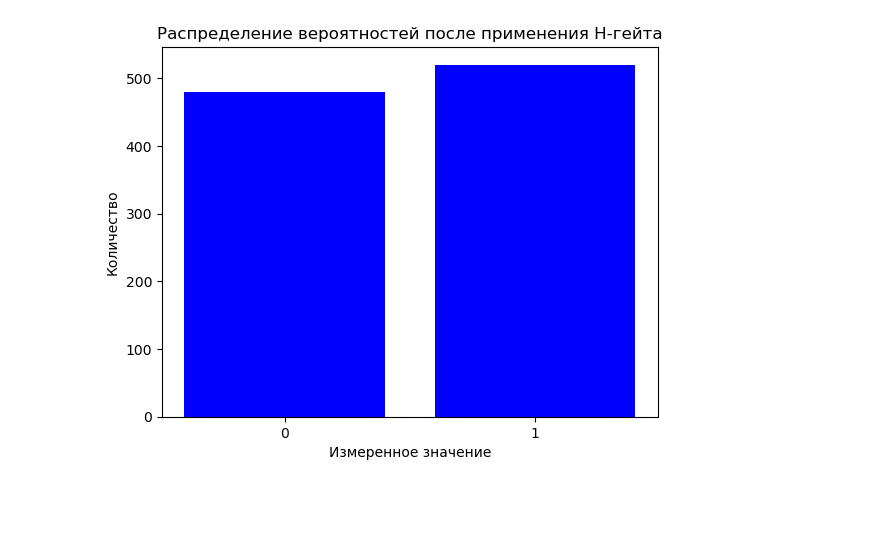
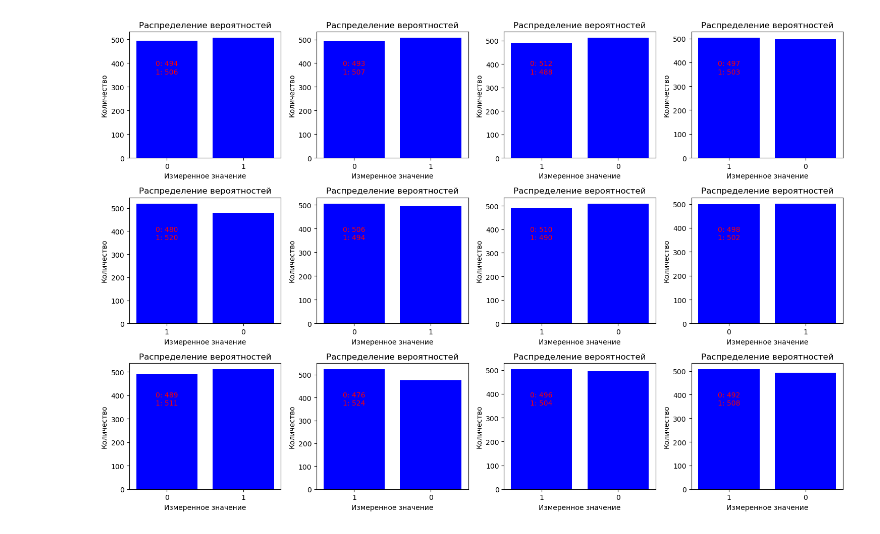
Before and after one commit to olegolas912/Python_codes, a Jupyter notebook: quantum_comp/code.ipynb, the cells around one changed output. Cells and saved outputs as stored; diff of their text form; code cells hidden in the pictures; blank space fills up the shorter version.

```diff
--- a/quantum_comp/code.ipynb
+++ b/quantum_comp/code.ipynb
@@ -1,34 +1,41 @@
 # %%
 from qiskit import QuantumCircuit
 from qiskit_aer import Aer
 import matplotlib.pyplot as plt
 
-# 1. Создаем квантовую схему с 1 кубитом и 1 классическим битом
-qc = QuantumCircuit(1, 1)
+# Создаем симулятор
+simulator = Aer.get_backend('aer_simulator')
 
-# 2. Применяем оператор Адамара (H) к кубиту
-qc.h(0)
+# Создаем фигуру с 12 подграфиками (3 строки по 4 графика)
+fig, axs = plt.subplots(3, 4, figsize=(15, 10))
 
-qc.x(0)
+for ax in axs.flatten():
+    # Создаем квантовую схему с 1 кубитом и 1 классическим битом
+    qc = QuantumCircuit(1, 1)
+    qc.h(0)
+    qc.x(0)
+    qc.measure(0, 0)
 
-# 3. Измеряем кубит
-qc.measure(0, 0)
+    # Копируем и декомпозируем схему для надежности
+    qc = qc.copy().decompose()
 
-# 4. Запускаем симуляцию без транспиляции
-simulator = Aer.get_backend('aer_simulator')  # Используем 'aer_simulator'
-qc = qc.copy()  # Делаем копию схемы для безопасности
-qc = qc.decompose()  # Декомпозируем схему, если нужно
+    # Выполняем симуляцию
+    job = simulator.run(qc, shots=1000)
+    result = job.result()
+    counts = result.get_counts()
 
-# 5. Выполняем симуляцию
-job = simulator.run(qc, shots=1000)
-result = job.result()
-counts = result.get_counts()
+    # Строим бар-график распределения
+    ax.bar(counts.keys(), counts.values(), color='blue')
+    ax.set_xlabel("Измеренное значение")
+    ax.set_ylabel("Количество")
+    ax.set_title("Распределение вероятностей")
 
-# 6. Визуализируем результат измерений
-plt.bar(counts.keys(), counts.values(), color='blue')
-plt.xlabel("Измеренное значение")
-plt.ylabel("Количество")
-plt.title("Распределение вероятностей после применения H-гейта")
+    # Добавляем текст с количеством 0 и 1
+    text = f"0: {counts.get('0', 0)}\n1: {counts.get('1', 0)}"
+    ax.text(0, max(counts.values())*0.7, text, transform=ax.transData,
+            ha='center', color='red', fontsize=10)
+
+plt.tight_layout()
 plt.show()
 # %% [output]
-[figure, old version]
+[figure, new version]
```
Also changed, not shown: parts of 4 cells of this notebook, 4 other files.
